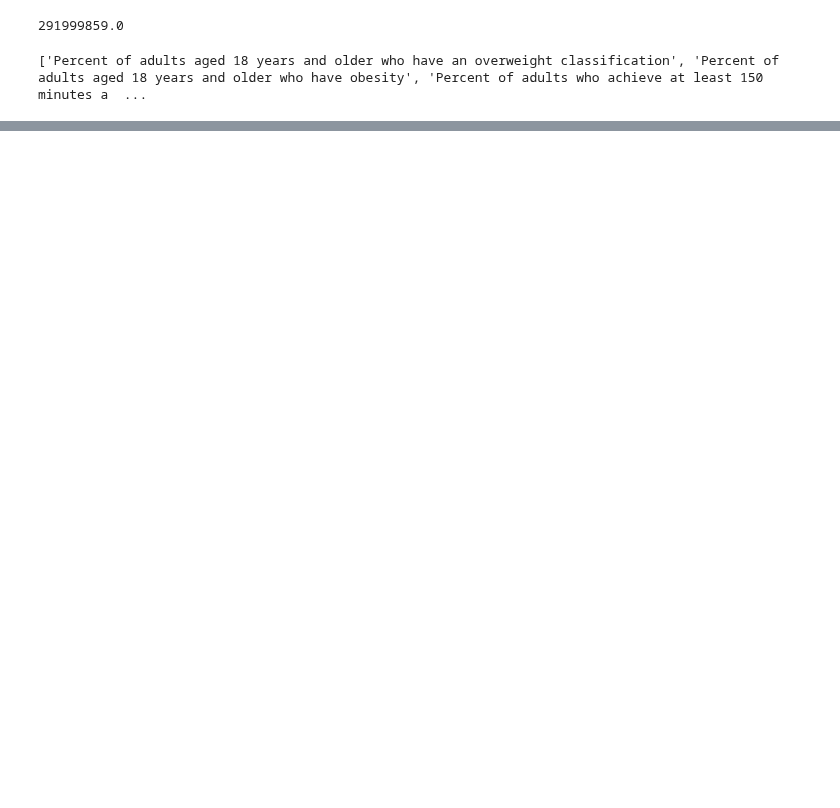
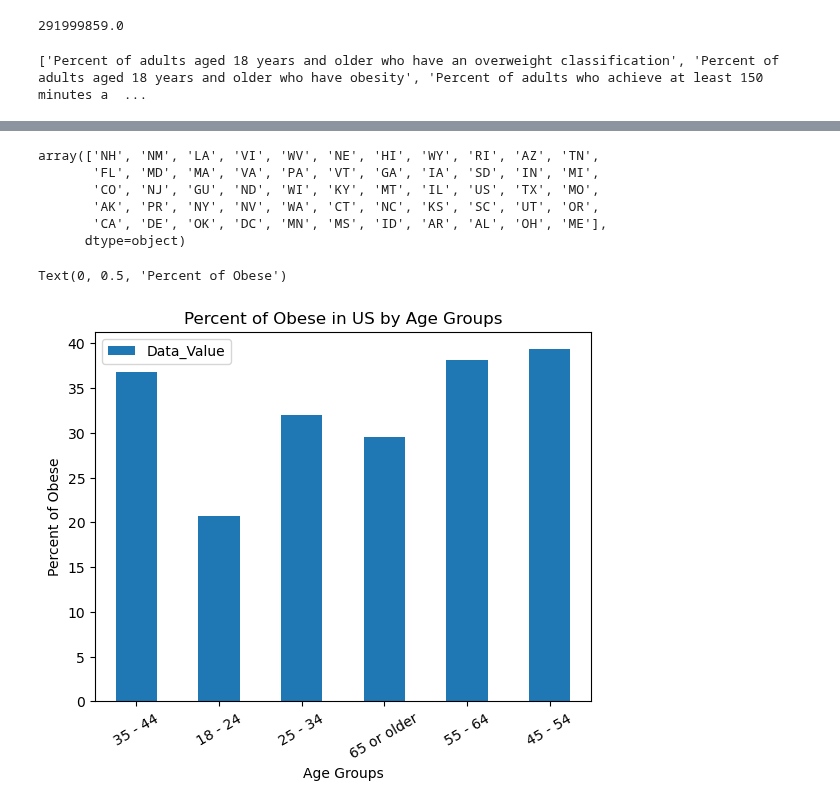
Before and after one commit to sma005/project-one-group-4, a Jupyter notebook: obesity_study_csv.ipynb, the cells around one changed output, grey strips where cells are left out. Saved outputs shown, nothing was run; the diff lists cells and outputs as text; code cells hidden in the pictures; blank space fills up the shorter version.

Commit message:
Adding bar chart for Percent of obese in US by age group

```diff
--- a/obesity_study_csv.ipynb
+++ b/obesity_study_csv.ipynb
@@ -284,0 +289,10 @@ alabama_df.head()
+# %%
+gender_data_df = data_df.loc[:,['YearEnd','LocationAbbr','Question','Data_Value','Sample_Size','StratificationCategory1','Stratification1']]
+
+gender_data_df = gender_data_df[gender_data_df['YearEnd']==2021]
+gender_data_df = gender_data_df[gender_data_df['LocationAbbr']=='US']
+#gender_data_df = gender_data_df[gender_data_df['StratificationCategory1']=='Gender']
+gender_data_df = gender_data_df[gender_data_df['StratificationCategory1']=='Age (years)']
+gender_data_df = gender_data_df[gender_data_df['Question']=='Percent of adults aged 18 years and older who have obesity']
+
+gender_data_df
@@ -284,0 +307,20 @@ alabama_df.head()
+# %%
+list_of_locations = gender_data_df['LocationAbbr'].unique()
+list_of_locations
+# %% [output]
+array(['NH', 'NM', 'LA', 'VI', 'WV', 'NE', 'HI', 'WY', 'RI', 'AZ', 'TN',
+       'FL', 'MD', 'MA', 'VA', 'PA', 'VT', 'GA', 'IA', 'SD', 'IN', 'MI',
+       'CO', 'NJ', 'GU', 'ND', 'WI', 'KY', 'MT', 'IL', 'US', 'TX', 'MO',
+       'AK', 'PR', 'NY', 'NV', 'WA', 'CT', 'NC', 'KS', 'SC', 'UT', 'OR',
+       'CA', 'DE', 'OK', 'DC', 'MN', 'MS', 'ID', 'AR', 'AL', 'OH', 'ME'],
+      dtype=object)
+# %%
+gender_data_df.plot.bar(x='Stratification1', y='Data_Value')
+
+plt.xticks(rotation=30, horizontalalignment="center")
+plt.title("Percent of Obese in US by Age Groups")
+plt.xlabel("Age Groups")
+plt.ylabel("Percent of Obese")
+# %% [output]
+Text(0, 0.5, 'Percent of Obese')
+[figure, added]
```
Also changed, not shown: parts of 8 cells of this notebook.
